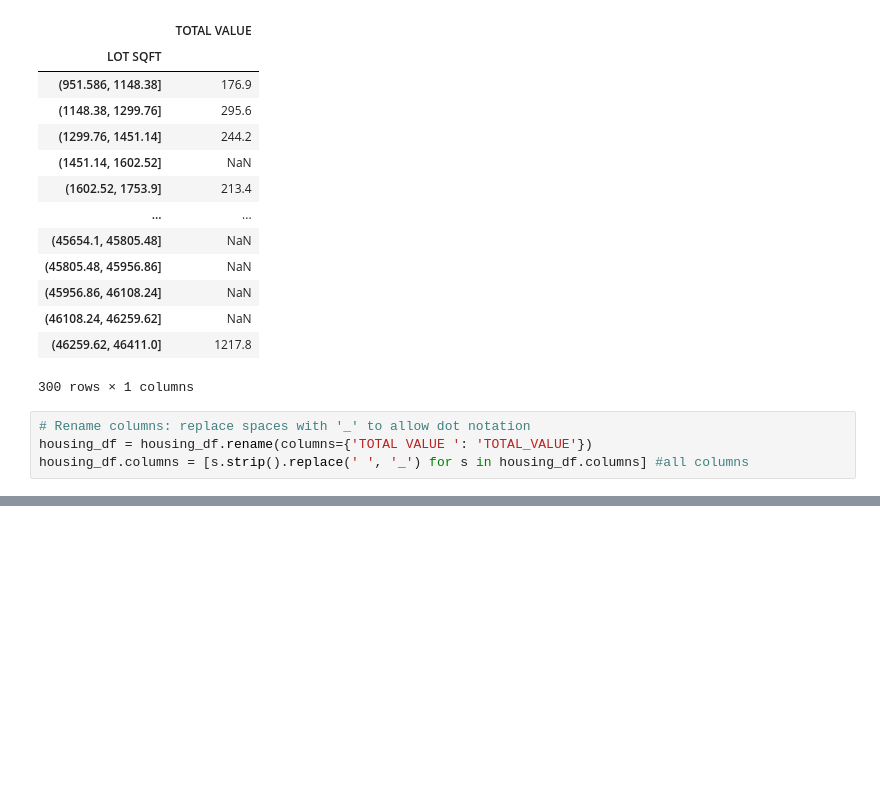
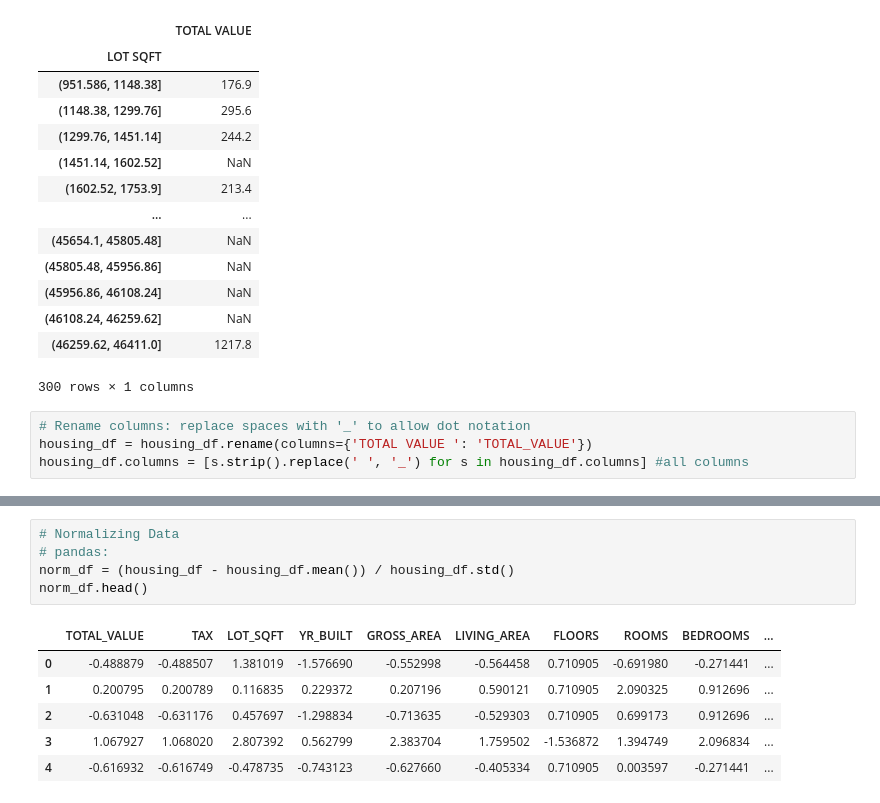
Before and after one commit to brandon-setegn/data-mining-business-analytics, a Jupyter notebook: west-roxbury-home-values.ipynb, the cells around one changed output, grey strips where cells are left out. Saved outputs shown, nothing was run; the diff lists cells and outputs as text; blank space fills up the shorter version.

```diff
--- a/west-roxbury-home-values.ipynb
+++ b/west-roxbury-home-values.ipynb
@@ -95,0 +200,12 @@ housing_df.head()
+# %%
+# Normalizing Data
+# pandas:
+norm_df = (housing_df - housing_df.mean()) / housing_df.std()
+norm_df.head()
+# %% [output]
+|  | TOTAL_VALUE | TAX | LOT_SQFT | YR_BUILT | GROSS_AREA | LIVING_AREA | FLOORS | ROOMS | BEDROOMS | ... |
+| 0 | -0.488879 | -0.488507 | 1.381019 | -1.576690 | -0.552998 | -0.564458 | 0.710905 | -0.691980 | -0.271441 | ... |
+| 1 | 0.200795 | 0.200789 | 0.116835 | 0.229372 | 0.207196 | 0.590121 | 0.710905 | 2.090325 | 0.912696 | ... |
+| 2 | -0.631048 | -0.631176 | 0.457697 | -1.298834 | -0.713635 | -0.529303 | 0.710905 | 0.699173 | 0.912696 | ... |
+| 3 | 1.067927 | 1.068020 | 2.807392 | 0.562799 | 2.383704 | 1.759502 | -1.536872 | 1.394749 | 2.096834 | ... |
+| 4 | -0.616932 | -0.616749 | -0.478735 | -0.743123 | -0.627660 | -0.405334 | 0.710905 | 0.003597 | -0.271441 | ... |
```
Also changed, not shown: parts of 18 cells of this notebook.
